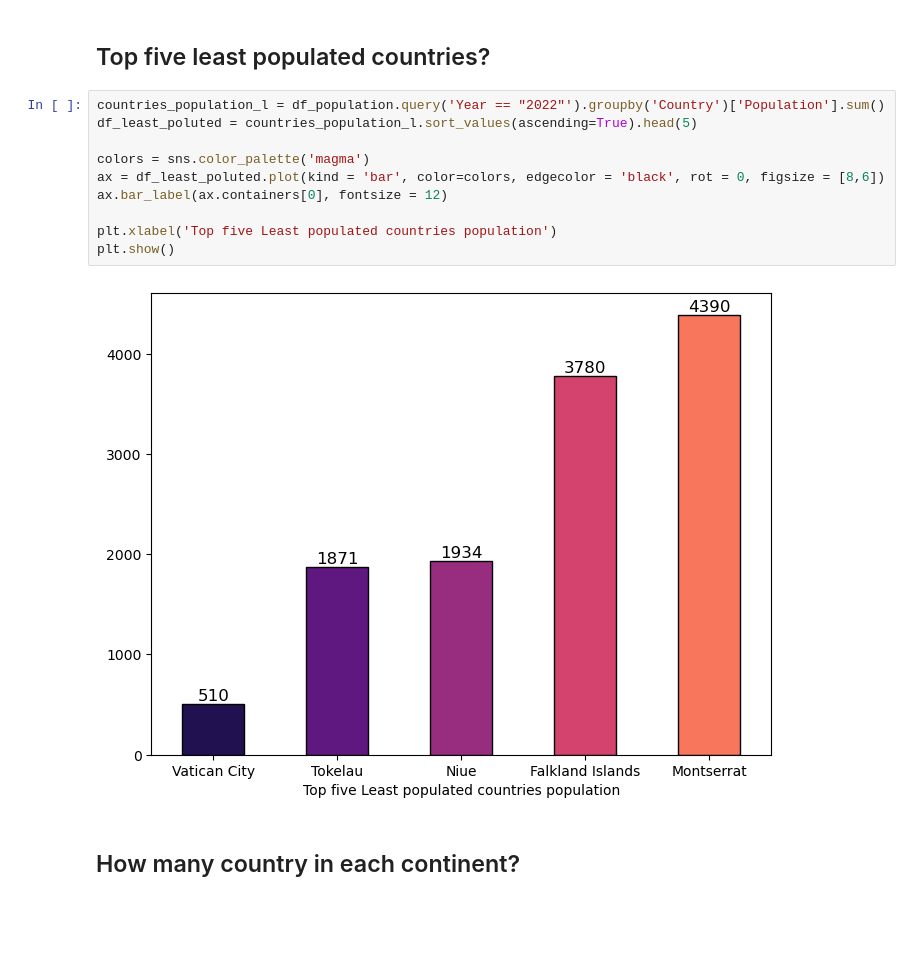
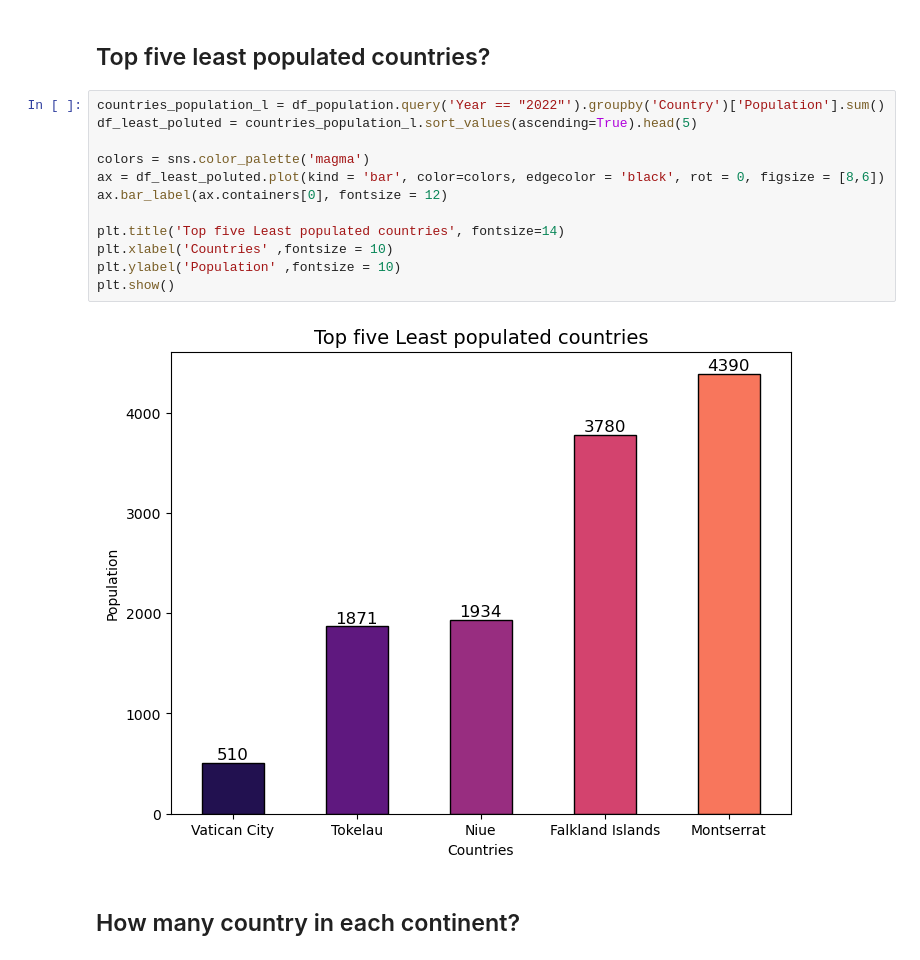
Before and after one commit to igooku/world_population_analysi, a Jupyter notebook: world_population_analysis.ipynb, the cells around one changed output. Drawn from its saved outputs; the diff is of its cells as text; blank space fills up the shorter version.

```diff
--- a/world_population_analysis.ipynb
+++ b/world_population_analysis.ipynb
@@ -148,15 +150,17 @@ df_population_old['World Population Percentage'].sort_values(ascending= False).h
 # %%
 countries_population_l = df_population.query('Year == "2022"').groupby('Country')['Population'].sum()
 df_least_poluted = countries_population_l.sort_values(ascending=True).head(5)
 
 colors = sns.color_palette('magma')
 ax = df_least_poluted.plot(kind = 'bar', color=colors, edgecolor = 'black', rot = 0, figsize = [8,6])
 ax.bar_label(ax.containers[0], fontsize = 12)
 
-plt.xlabel('Top five Least populated countries population')
+plt.title('Top five Least populated countries', fontsize=14)
+plt.xlabel('Countries' ,fontsize = 10)
+plt.ylabel('Population' ,fontsize = 10)
 plt.show()
 # %% [output]
-[figure, old version]
+[figure, new version]
 # %% [markdown]
 ## How many country in each continent?
 # %%
```
Also changed, not shown: parts of 52 cells of this notebook, 1 other file.
